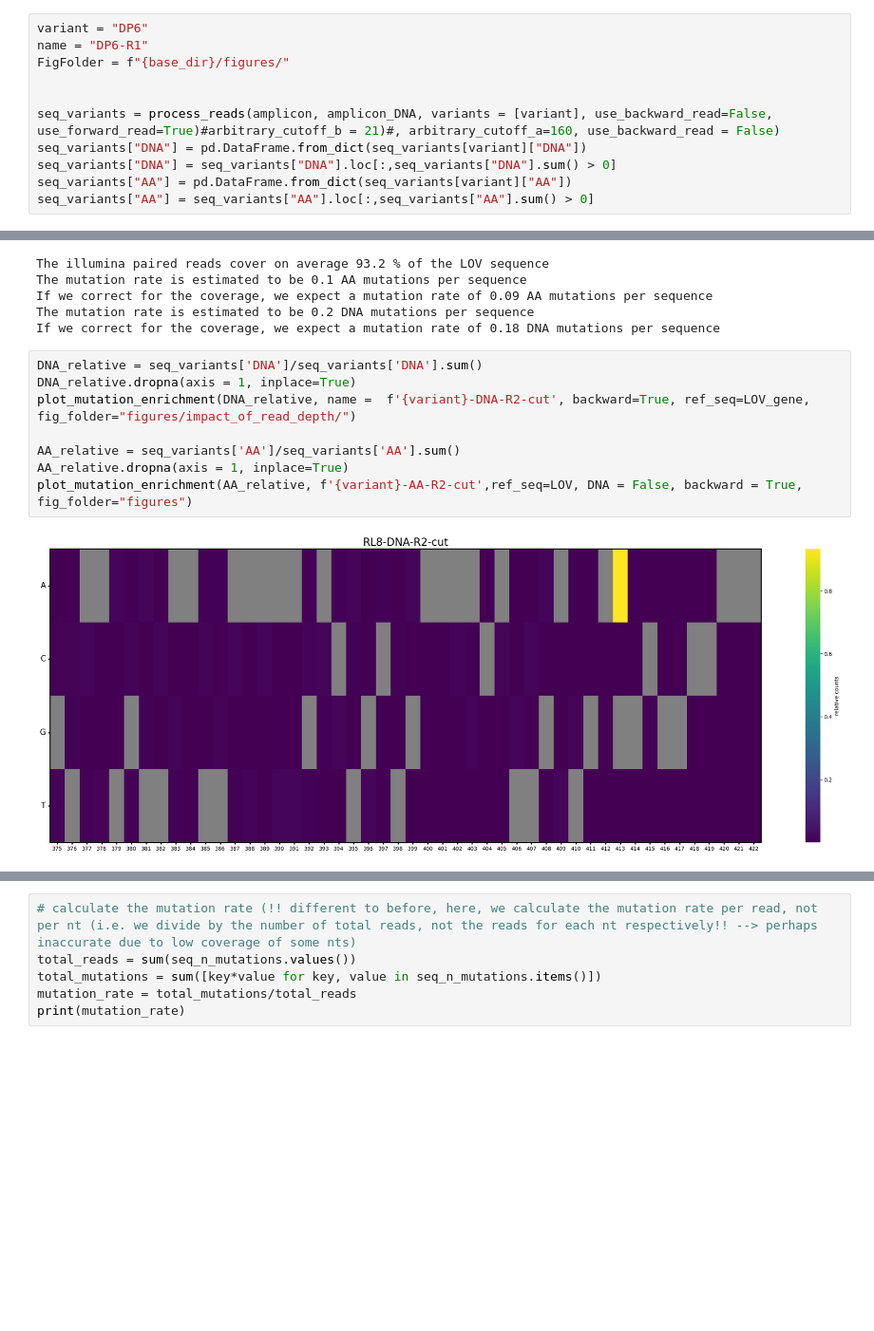
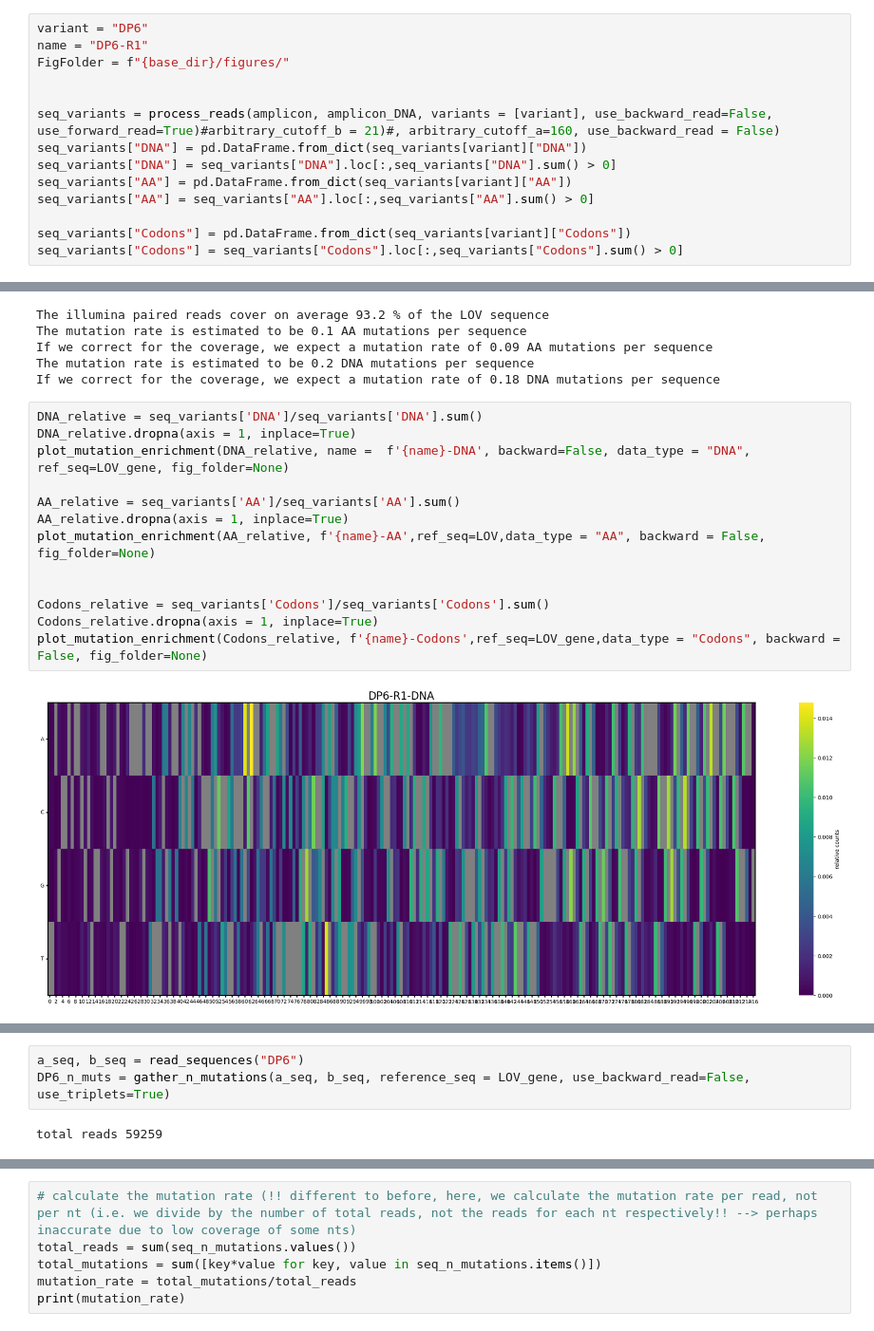
Before and after one commit to AliceHovsepyan/pogo_pance_draft, a Jupyter notebook: DMS_analysis.ipynb, the cells around one changed output, grey strips where cells are left out. Shown at 95% size. Drawn from its saved outputs; the diff is of its cells as text; blank space fills up the shorter version.

Commit message:
Codon mutations

```diff
--- a/DMS_analysis.ipynb
+++ b/DMS_analysis.ipynb
@@ -540,6 +714,9 @@ seq_variants["DNA"] = pd.DataFrame.from_dict(seq_variants[variant]["DNA"])
 seq_variants["DNA"] = seq_variants["DNA"].loc[:,seq_variants["DNA"].sum() > 0]
 seq_variants["AA"] = pd.DataFrame.from_dict(seq_variants[variant]["AA"])
 seq_variants["AA"] = seq_variants["AA"].loc[:,seq_variants["AA"].sum() > 0]
+
+seq_variants["Codons"] = pd.DataFrame.from_dict(seq_variants[variant]["Codons"])
+seq_variants["Codons"] = seq_variants["Codons"].loc[:,seq_variants["Codons"].sum() > 0]
 # %% [output]
 total reads 59259
 Done: DP6
@@ -585,10 +762,15 @@ If we correct for the coverage, we expect a mutation rate of 0.18 DNA mutations
 # %%
 DNA_relative = seq_variants['DNA']/seq_variants['DNA'].sum()
 DNA_relative.dropna(axis = 1, inplace=True)
-plot_mutation_enrichment(DNA_relative, name =  f'{variant}-DNA-R2-cut', backward=True, ref_seq=LOV_gene, fig_folder="figures/impact_of_read_depth/")
+plot_mutation_enrichment(DNA_relative, name =  f'{name}-DNA', backward=False, data_type = "DNA", ref_seq=LOV_gene, fig_folder=None)
 
 AA_relative = seq_variants['AA']/seq_variants['AA'].sum()
 AA_relative.dropna(axis = 1, inplace=True)
-plot_mutation_enrichment(AA_relative, f'{variant}-AA-R2-cut',ref_seq=LOV, DNA = False, backward = True, fig_folder="figures")
+plot_mutation_enrichment(AA_relative, f'{name}-AA',ref_seq=LOV,data_type = "AA", backward = False, fig_folder=None)
+
+
+Codons_relative = seq_variants['Codons']/seq_variants['Codons'].sum()
+Codons_relative.dropna(axis = 1, inplace=True)
+plot_mutation_enrichment(Codons_relative, f'{name}-Codons',ref_seq=LOV_gene,data_type = "Codons", backward = False, fig_folder=None)
 # %% [output]
-[figure, old version]
+[figure, new version]
@@ -596 +779,6 @@ plot_mutation_enrichment(AA_relative, f'{variant}-AA-R2-cut',ref_seq=LOV, DNA =
+# %%
+a_seq, b_seq = read_sequences("DP6")
+DP6_n_muts = gather_n_mutations(a_seq, b_seq, reference_seq = LOV_gene, use_backward_read=False, use_triplets=True)
+# %% [output]
+total reads 59259
 # %%
```
Also changed, not shown: parts of 16 cells of this notebook.
